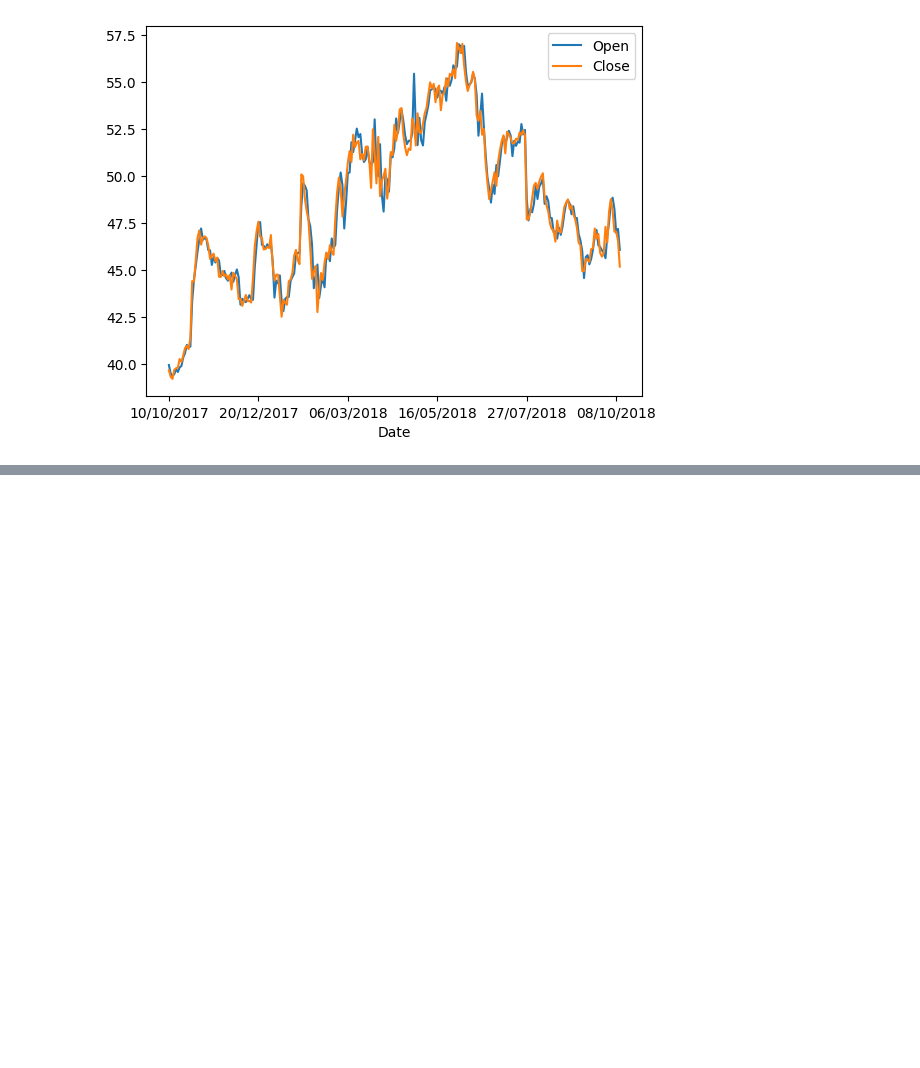
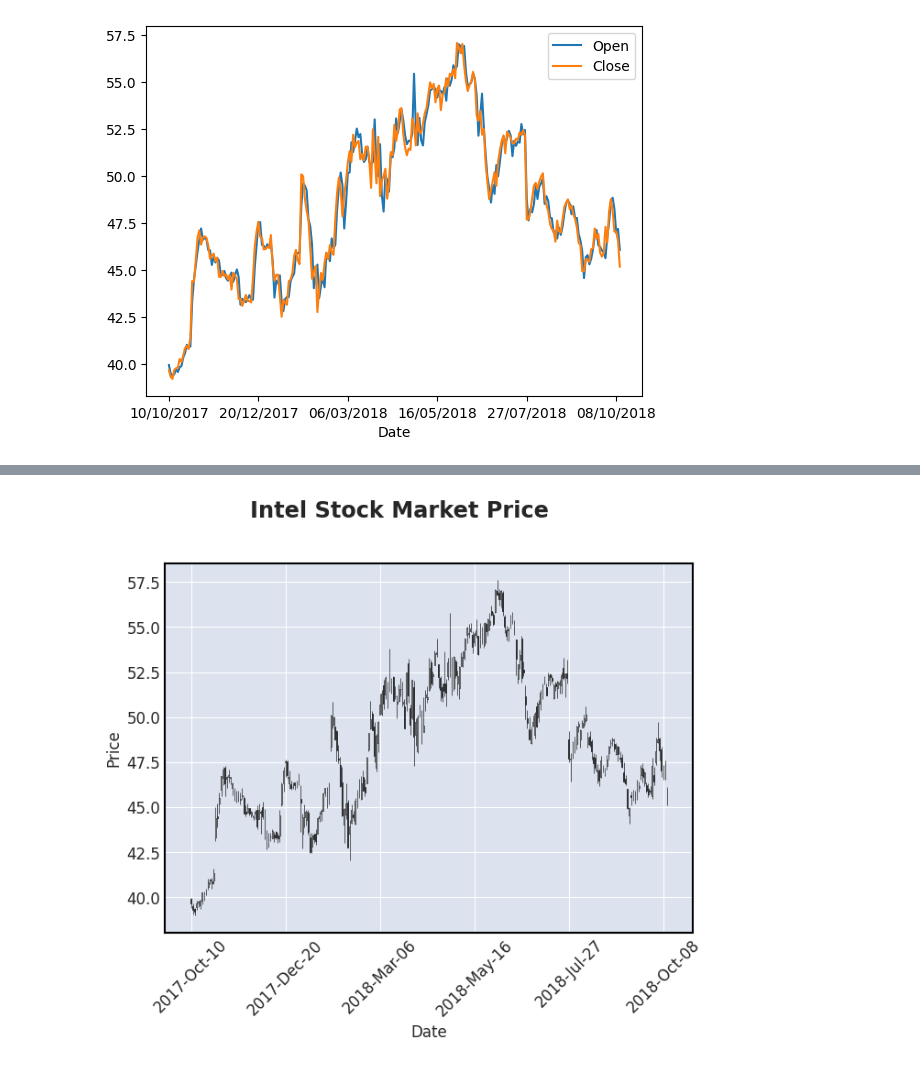
Before and after one commit to moisescujardo/python-projects, a Jupyter notebook: data-science-projects/learning_python_pandas_intel_stock_data.ipynb, the cells around one changed output, grey strips where cells are left out. Saved outputs shown, nothing was run; the diff lists cells and outputs as text; code cells hidden in the pictures; blank space fills up the shorter version.

```diff
--- a/data-science-projects/learning_python_pandas_intel_stock_data.ipynb
+++ b/data-science-projects/learning_python_pandas_intel_stock_data.ipynb
@@ -334,0 +347,34 @@ intel_stock_df.plot(
+# %%
+# intel_stock_df.info()
+# , index_col='Date', parse_dates=True, dayfirst=True
+
+# prior
+# intel_stock_df = pd.read_csv('data/intel-stock-data.csv')
+# caused the error
+# Expect data.index as DatetimeIndex
+# fplt.plot is expecting a DatetimeIndex
+# which is not the case on the statement above.
+
+# changed the line to
+# pd.read_csv('data/intel-stock-data.csv', index_col='Date', parse_dates=True)
+# this resolved the issue on fplt but will case pandas to throw a warning:
+# ...UserWarning: Parsing dates in DD/MM/YYYY format when...
+#
+# complete change:
+# pd.read_csv('data/intel-stock-data.csv', index_col='Date', parse_dates=True, dayfirst=True)
+# read the csv file
+# use Date column as the index column
+# parse_date to True
+# and set dayFirst to True
+
+# To Do: What does parse_date and dayfirst do again?
+
+fplt.plot(
+            intel_stock_df,
+            type ='candle',
+            title = 'Intel Stock Market Price',
+            ylabel = 'Price',
+            xlabel = 'Date'
+        )
+# %% [output]
+[figure, added]
```
Also changed, not shown: parts of 7 cells of this notebook.
